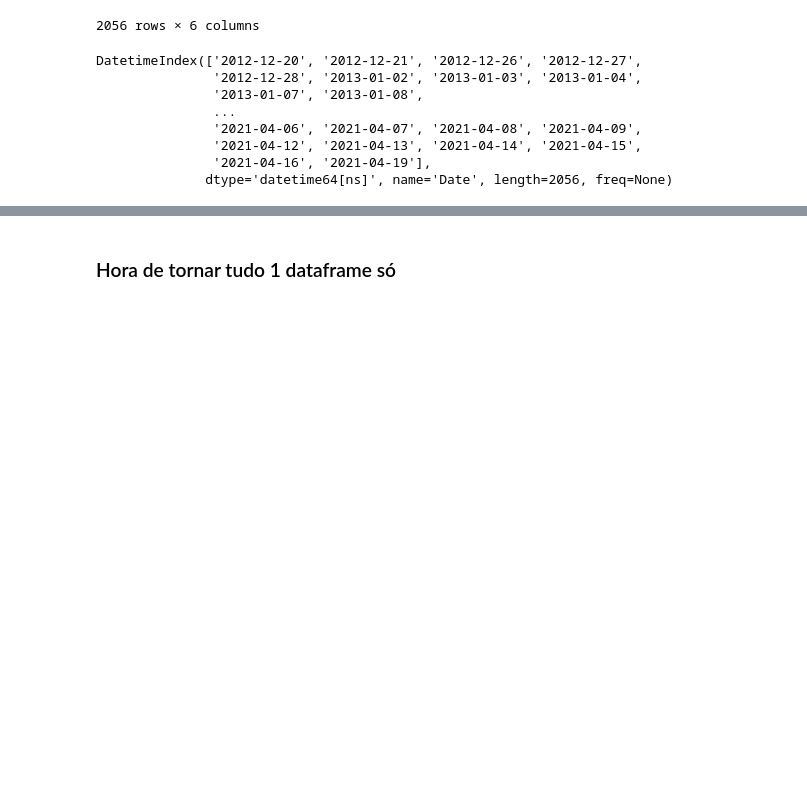
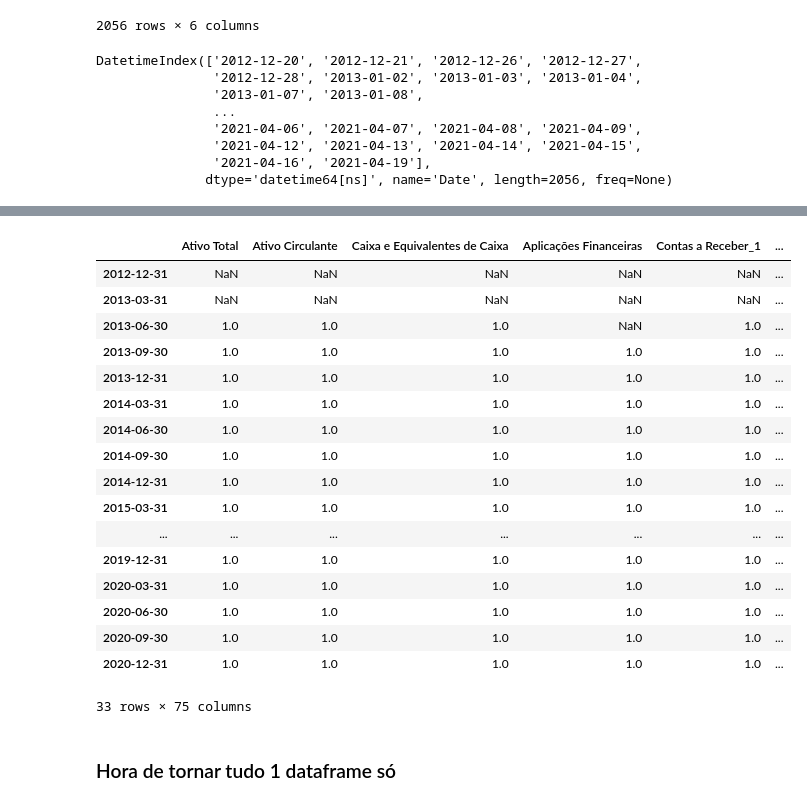
Before and after one commit to danmtsu/IA_actions, a Jupyter notebook: Projeto_ia_carteira.ipynb, the cells around one changed output, grey strips where cells are left out. Drawn from its saved outputs; the diff is of its cells as text; code cells hidden in the pictures; blank space fills up the shorter version.

```diff
--- a/Projeto_ia_carteira.ipynb
+++ b/Projeto_ia_carteira.ipynb
@@ -385,3 +397,72 @@ display(fundamentos["ABEV3"])
+# %%
+import numpy as np
+
+# Tornar indicadores em porcentagem
+# fundamentos%tri = fundamento tr / fundamento tr anterior
+# cotacao%tri = cotacao tr seguinte / cotacao tr
+for empresa in fundamentos:
+    fundamento = fundamentos[empresa]
+    fundamento = fundamento.sort_index()
+
+    # Adiciona a coluna IBOV se não existir
+    if 'IBOV' not in fundamento.columns:
+        fundamento['IBOV'] = np.nan
+
+    for coluna in fundamento.columns:
+        if coluna == "Adj Close" or coluna == "IBOV":
+            # Pegar a cotação seguinte
+            fundamento[coluna] = fundamento[coluna].shift(-1) / fundamento[coluna] - 1
+            if coluna == "Adj Close":
+                fundamento["Resultado"] = fundamento["Adj Close"] - fundamento["IBOV"]
+                condicoes = [
+                    (fundamento["Resultado"] > 0),
+                    (fundamento["Resultado"] < 0) & (fundamento["Resultado"] >= -0.02),
+                    (fundamento["Resultado"] < -0.02)
+                ]
+                valores = [2, 1, 0]
+                fundamento["Decisao"] = np.select(condicoes, valores)
+        else:
+            # Pegar a cotação anterior e calcular a variação percentual
+            condicoes = [
+                (fundamento[coluna].shift(1) > 0) & (fundamento[coluna] < 0),
+                (fundamento[coluna].shift(1) > 0) & (fundamento[coluna] > 0),
+                (fundamento[coluna].shift(1) < 0) & (fundamento[coluna] < 0),
+                (fundamento[coluna].shift(1) == 0) & (fundamento[coluna] > 0),
+                (fundamento[coluna].shift(1) == 0) & (fundamento[coluna] < 0),
+                (fundamento[coluna].shift(1) < 0) & (fundamento[coluna] == 0),
+            ]
+            valores = [
+                -1,
+                1,
+                (abs(fundamento[coluna].shift(1)) - abs(fundamento[coluna])) / abs(fundamento[coluna].shift(1)),
+                1,
+                -1,
+                1
+            ]
+            fundamento[coluna] = np.select(condicoes, valores, default=(fundamento[coluna] / fundamento[coluna].shift(1)) - 1)
+
+    fundamentos[empresa] = fundamento
+
+display(fundamentos["ABEV3"])
+# %% [output]
+|  | Ativo Total | Ativo Circulante | Caixa e Equivalentes de Caixa | Aplicações Financeiras | Contas a Receber_1 | ... |
+| 2012-12-31 | NaN | NaN | NaN | NaN | NaN | ... |
+| 2013-03-31 | NaN | NaN | NaN | NaN | NaN | ... |
+| 2013-06-30 | 1.0 | 1.0 | 1.0 | NaN | 1.0 | ... |
+| 2013-09-30 | 1.0 | 1.0 | 1.0 | 1.0 | 1.0 | ... |
+| 2013-12-31 | 1.0 | 1.0 | 1.0 | 1.0 | 1.0 | ... |
+| 2014-03-31 | 1.0 | 1.0 | 1.0 | 1.0 | 1.0 | ... |
+| 2014-06-30 | 1.0 | 1.0 | 1.0 | 1.0 | 1.0 | ... |
+| 2014-09-30 | 1.0 | 1.0 | 1.0 | 1.0 | 1.0 | ... |
+| 2014-12-31 | 1.0 | 1.0 | 1.0 | 1.0 | 1.0 | ... |
+| 2015-03-31 | 1.0 | 1.0 | 1.0 | 1.0 | 1.0 | ... |
+| ... | ... | ... | ... | ... | ... | ... |
+| 2019-12-31 | 1.0 | 1.0 | 1.0 | 1.0 | 1.0 | ... |
+| 2020-03-31 | 1.0 | 1.0 | 1.0 | 1.0 | 1.0 | ... |
+| 2020-06-30 | 1.0 | 1.0 | 1.0 | 1.0 | 1.0 | ... |
+| 2020-09-30 | 1.0 | 1.0 | 1.0 | 1.0 | 1.0 | ... |
+| 2020-12-31 | 1.0 | 1.0 | 1.0 | 1.0 | 1.0 | ... |
+33 rows × 75 columns
 # %% [markdown]
 ### Hora de tornar tudo 1 dataframe só
 # %% [markdown]
```
Also changed, not shown: parts of 2 cells of this notebook.
